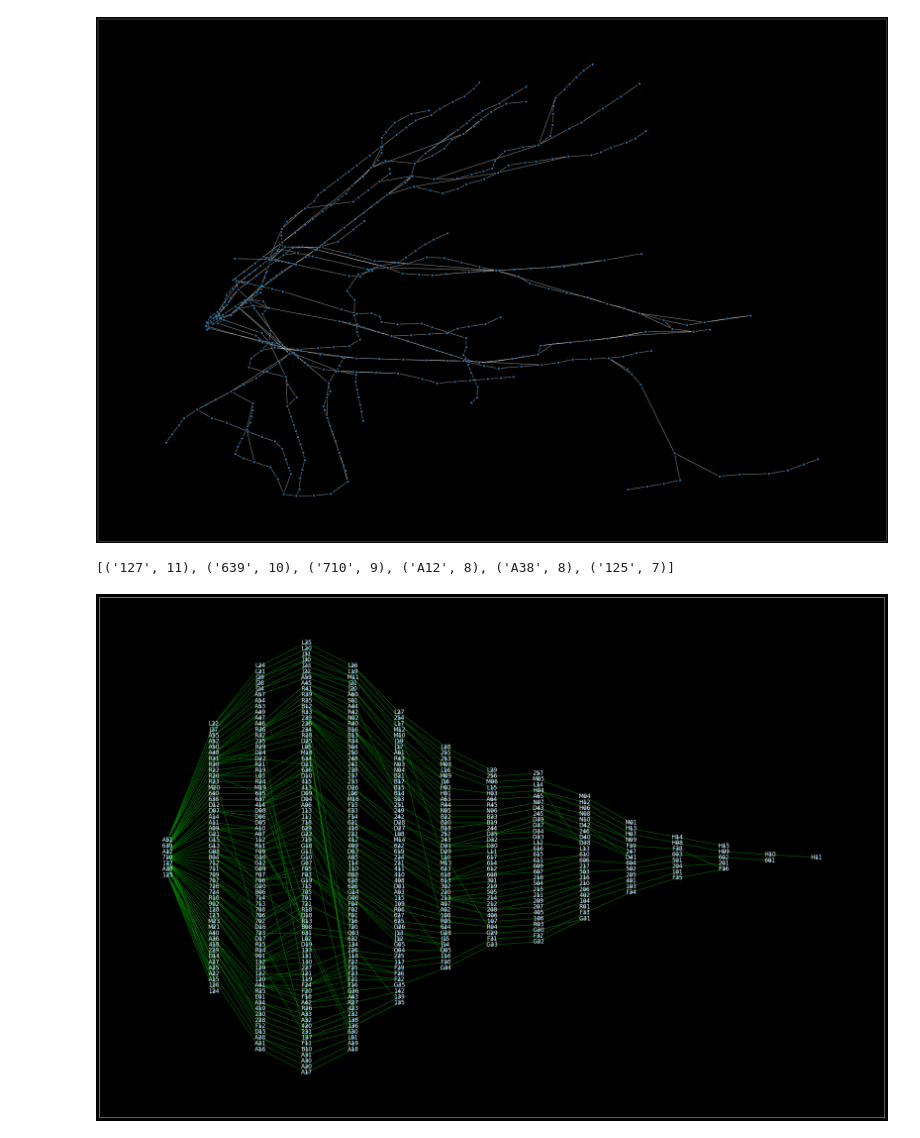
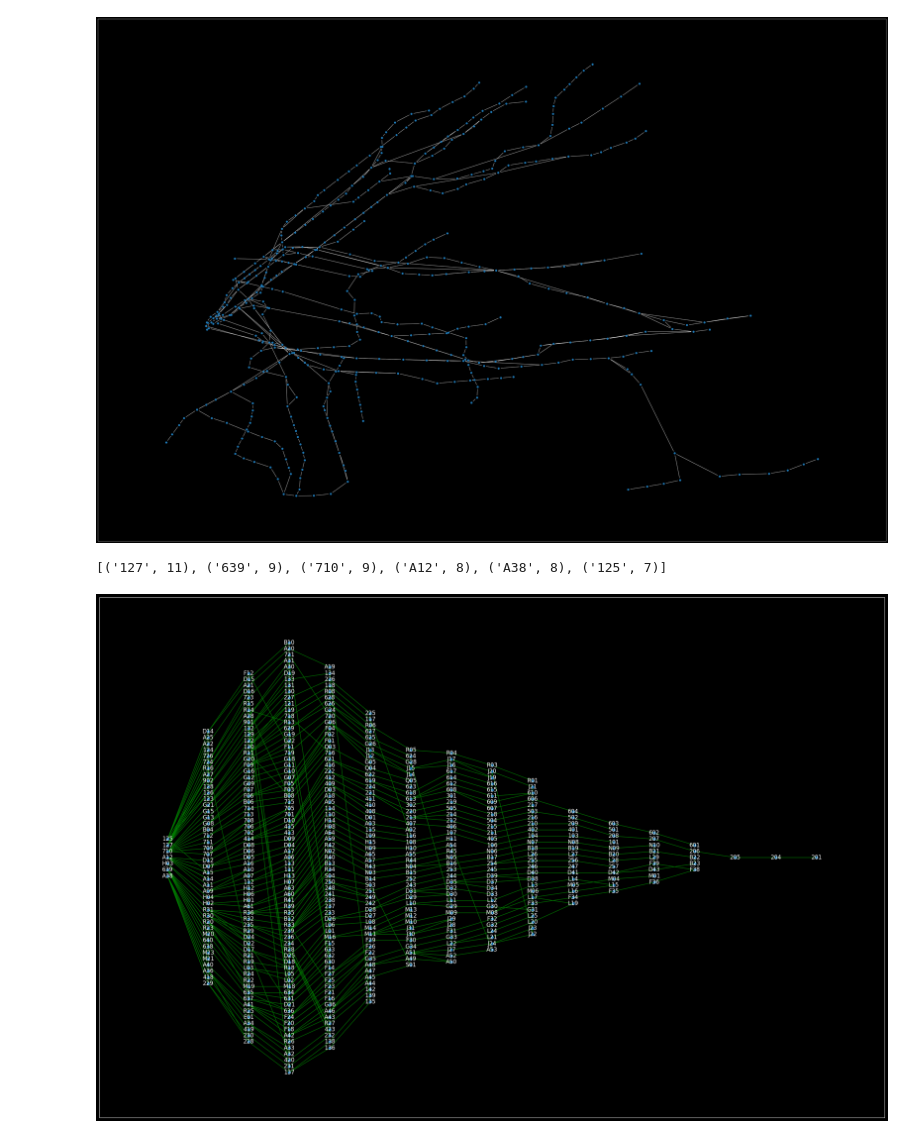
Before and after one commit to pacmanboss256/subway, a Jupyter notebook: graph-gen.ipynb, the cells around one changed output. Saved outputs shown, nothing was run; the diff lists cells and outputs as text; code cells hidden in the pictures.

```diff
--- a/graph-gen.ipynb
+++ b/graph-gen.ipynb
@@ -8,10 +11,10 @@ import matplotlib.pyplot as plt
 # %%
 feed = pear.get_representative_feed("gtfs_subway/")
 
-start = 1
-end = 24*60*60 -1
+start = 15 * 60 * 60
+end = 21 * 60 * 60
 base = pear.load_feed_as_graph(feed, start, end).to_undirected()
 # %%
-G = base
+G = base.copy()
 # %%
 stops=list(G.nodes())
@@ -27,8 +48,8 @@ station_data['Daytime Routes'] = rl
 # PostProcessing graph
 dn = dict(G.nodes.items())
 kl = list(dn.keys())
+
 for k in kl:
-	m = k[-3:]
 	ls = station_data[station_data['GTFS Stop ID'] == m]
 	G.nodes[k]['lines'] = ls.iat[0,3]
 	G.nodes[k]['GTFS ID'] = ls.iat[0,0]
@@ -289,11 +349,11 @@ plt.show()
 # %%
 sorted(nx.degree(G_visual), key=lambda x: x[1], reverse=True)[:6]
 # %% [output]
-[('127', 11), ('639', 10), ('710', 9), ('A12', 8), ('A38', 8), ('125', 7)]
+[('127', 11), ('639', 9), ('710', 9), ('A12', 8), ('A38', 8), ('125', 7)]
 # %%
 plt.figure(2, figsize=(30,20))
-pos2 = dict(enumerate(nx.bfs_layers(G_visual, ['127', '639','710','A12', 'A38', '125', 'A51'])))
-pos2 = nx.multipartite_layout(G_visual, pos2)
+connectedstops = dict(enumerate(nx.bfs_layers(G_visual, ['127', '639','710','A12', 'A38', '125', 'H03'])))
+pos2 = nx.multipartite_layout(G_visual, connectedstops)
 nx.draw_networkx(G_visual, with_labels=True, node_size=30, edge_color='g', font_color='w', width=1, pos = pos2)
 # %% [output]
-[figure, old version]
+[figure, new version]
```
Also changed, not shown: parts of 9 cells of this notebook, 14 other files.
